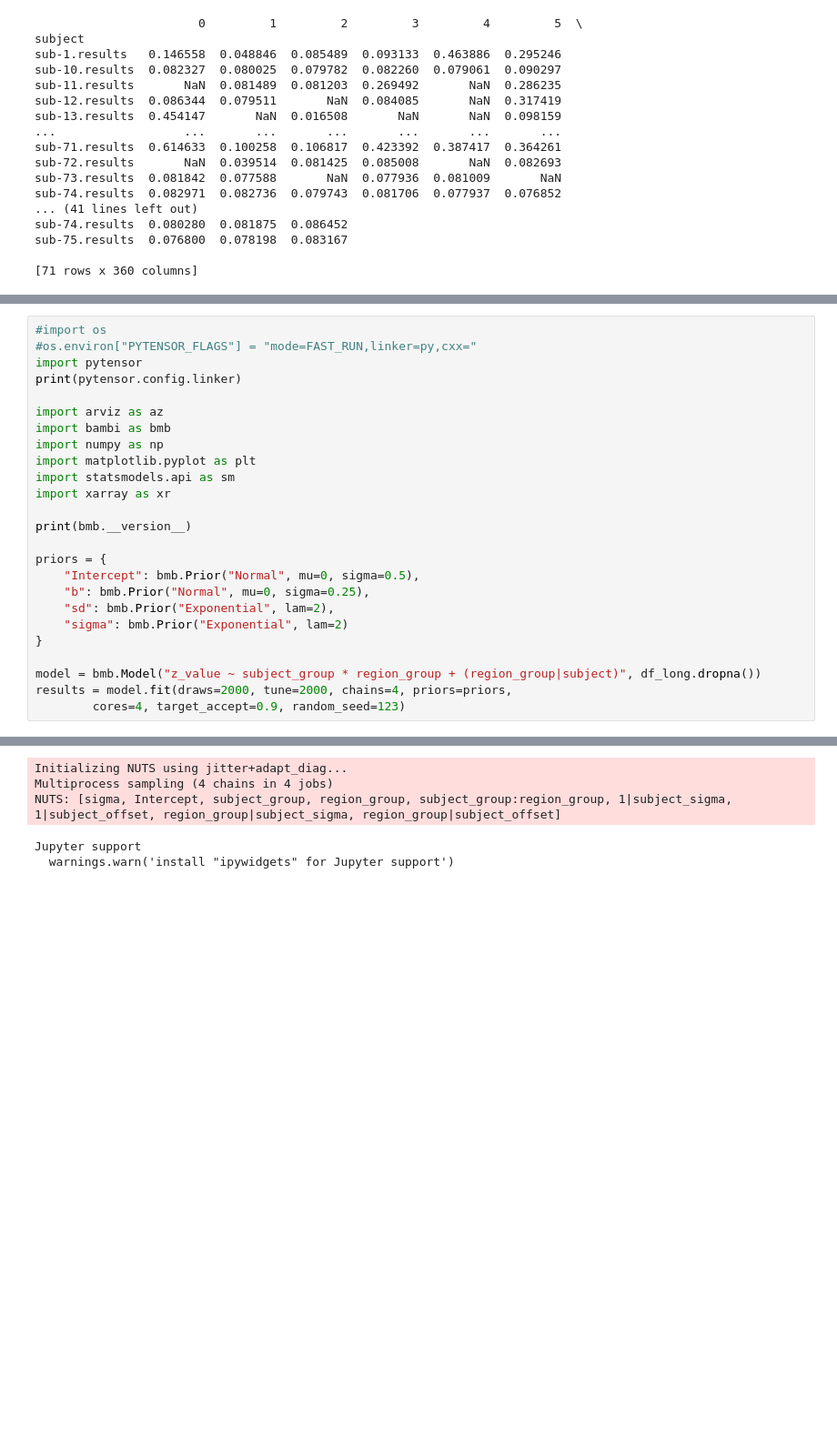
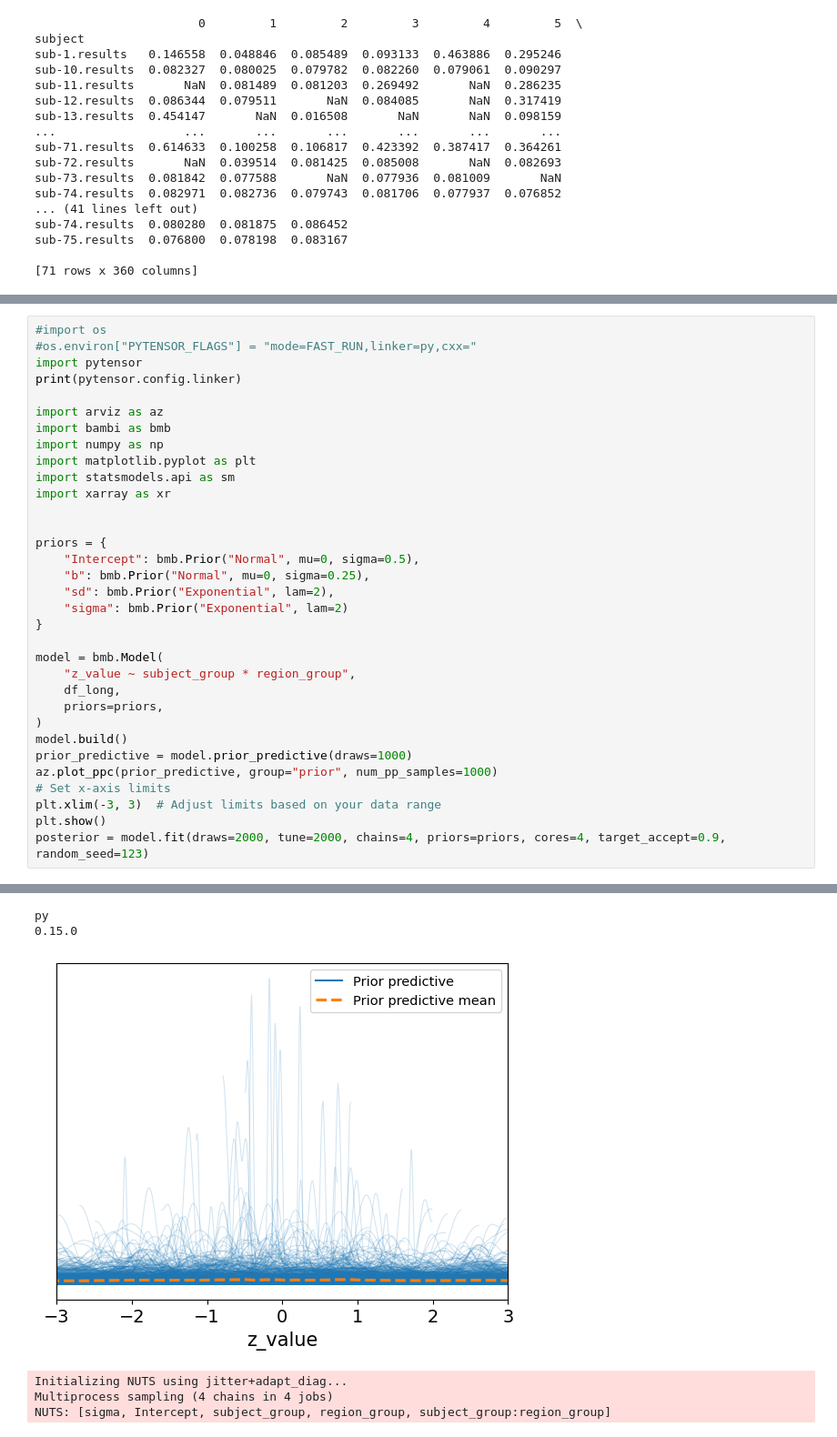
Before and after one commit to kaanka5312/FrequencySliding, a Jupyter notebook: Python/acw.ipynb, the cells around one changed output, grey strips where cells are left out. Shown at 91% size. Cells and saved outputs as stored; diff of their text form; blank space fills up the shorter version.

```diff
--- a/Python/acw.ipynb
+++ b/Python/acw.ipynb
@@ -71,7 +96,6 @@ import matplotlib.pyplot as plt
 import statsmodels.api as sm
 import xarray as xr
 
-print(bmb.__version__)
 
 priors = {
     "Intercept": bmb.Prior("Normal", mu=0, sigma=0.5),
@@ -80,7 +104,16 @@ priors = {
     "sigma": bmb.Prior("Exponential", lam=2)
 }
 
-model = bmb.Model("z_value ~ subject_group * region_group + (region_group|subject)", df_long.dropna())
-results = model.fit(draws=2000, tune=2000, chains=4, priors=priors,
-        cores=4, target_accept=0.9, random_seed=123)
+model = bmb.Model(
+    "z_value ~ subject_group * region_group",
+    df_long,
+    priors=priors,
+)
+model.build()
+prior_predictive = model.prior_predictive(draws=1000)
+az.plot_ppc(prior_predictive, group="prior", num_pp_samples=1000)
+# Set x-axis limits
+plt.xlim(-3, 3)  # Adjust limits based on your data range
+plt.show()
+posterior = model.fit(draws=2000, tune=2000, chains=4, priors=priors, cores=4, target_accept=0.9, random_seed=123)
 # %% [output]
@@ -89,5 +121,6 @@ py
-Initializing NUTS using jitter+adapt_diag...
-Multiprocess sampling (4 chains in 4 jobs)
-NUTS: [sigma, Intercept, subject_group, region_group, subject_group:region_group, 1|subject_sigma, 1|subject_offset, region_group|subject_sigma, region_group|subject_offset]
+py
+0.15.0
+[figure, added]
-Jupyter support
-  warnings.warn('install "ipywidgets" for Jupyter support')
+Initializing NUTS using jitter+adapt_diag...
+Multiprocess sampling (4 chains in 4 jobs)
+NUTS: [sigma, Intercept, subject_group, region_group, subject_group:region_group]
```
Also changed, not shown: parts of 3 cells of this notebook, 1 other file.
